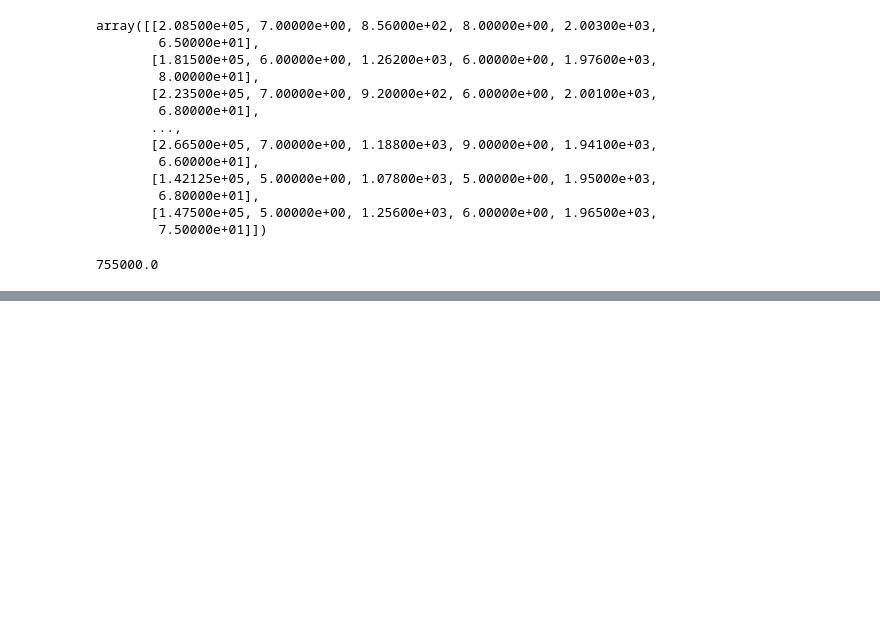
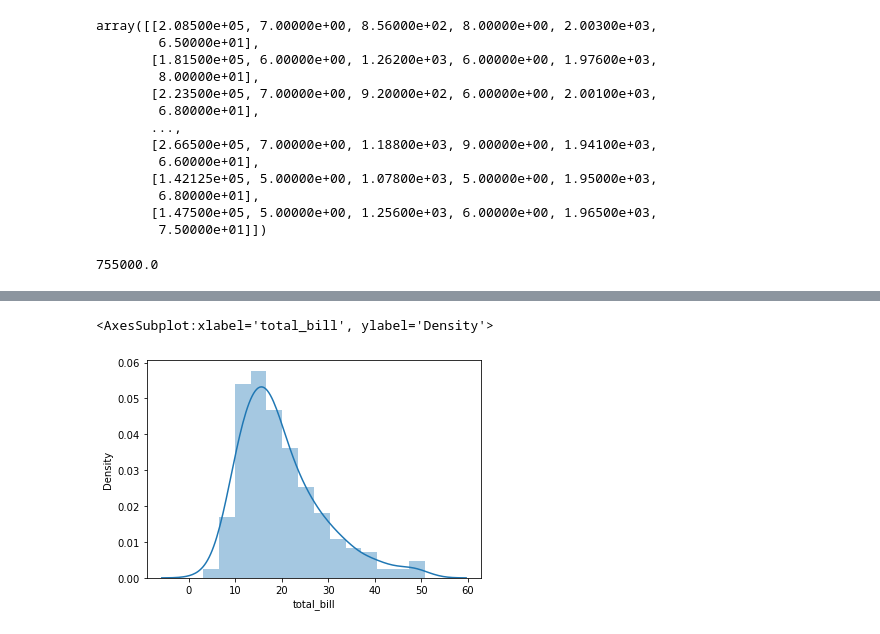
Before and after one commit to Marcot98/MaestriaDataScience, a Jupyter notebook: Ciencia de Datos en Python/Proyecto Final/pruebas proyecto final.ipynb, the cells around one changed output, grey strips where cells are left out. Drawn from its saved outputs; the diff is of its cells as text; code cells hidden in the pictures; blank space fills up the shorter version.

```diff
--- a/Ciencia de Datos en Python/Proyecto Final/pruebas proyecto final.ipynb
+++ b/Ciencia de Datos en Python/Proyecto Final/pruebas proyecto final.ipynb
@@ -164,0 +229,6 @@ np.ptp(A)
+# %%
+from seaborn import distplot
+distplot(tipos.total_bill)
+# %% [output]
+<AxesSubplot:xlabel='total_bill', ylabel='Density'>
+[figure, added]
```
Also changed, not shown: parts of 33 cells of this notebook, 1 other file.
